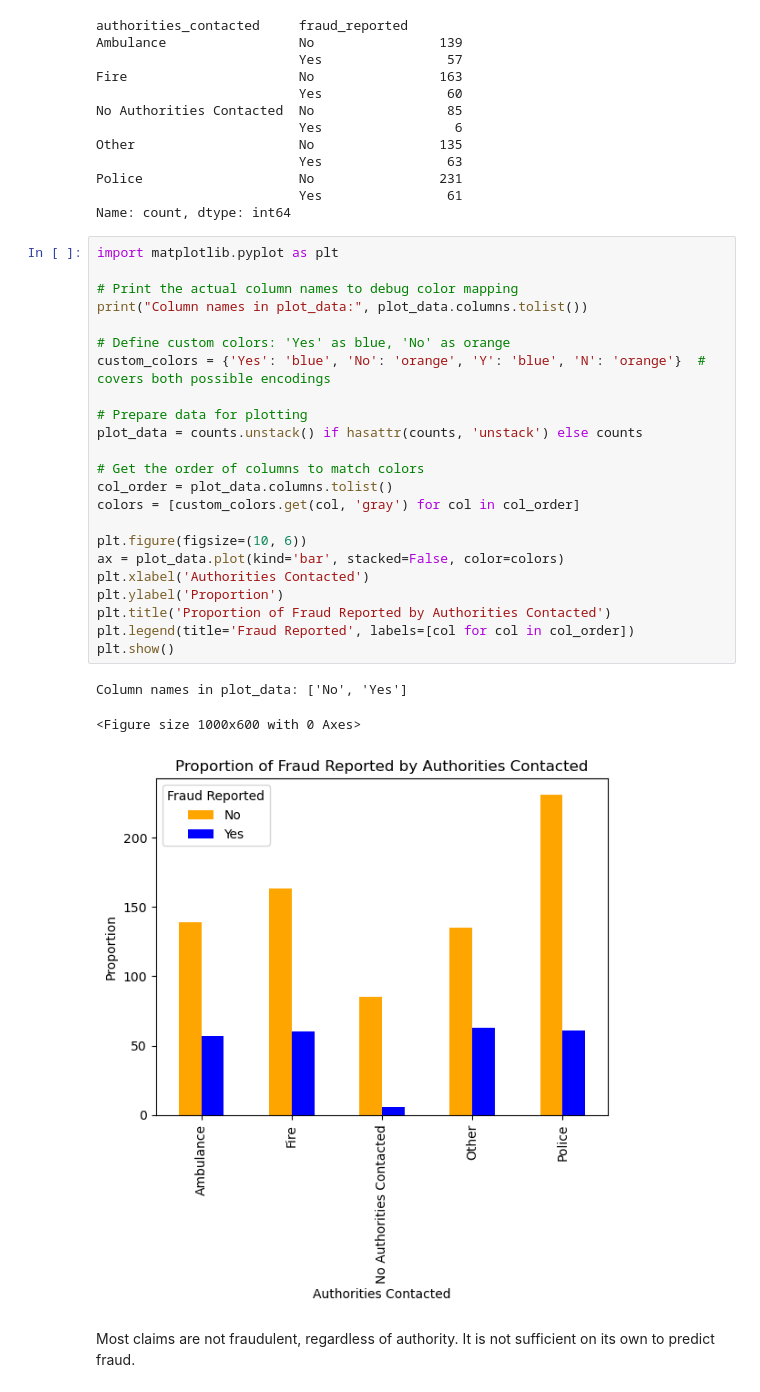
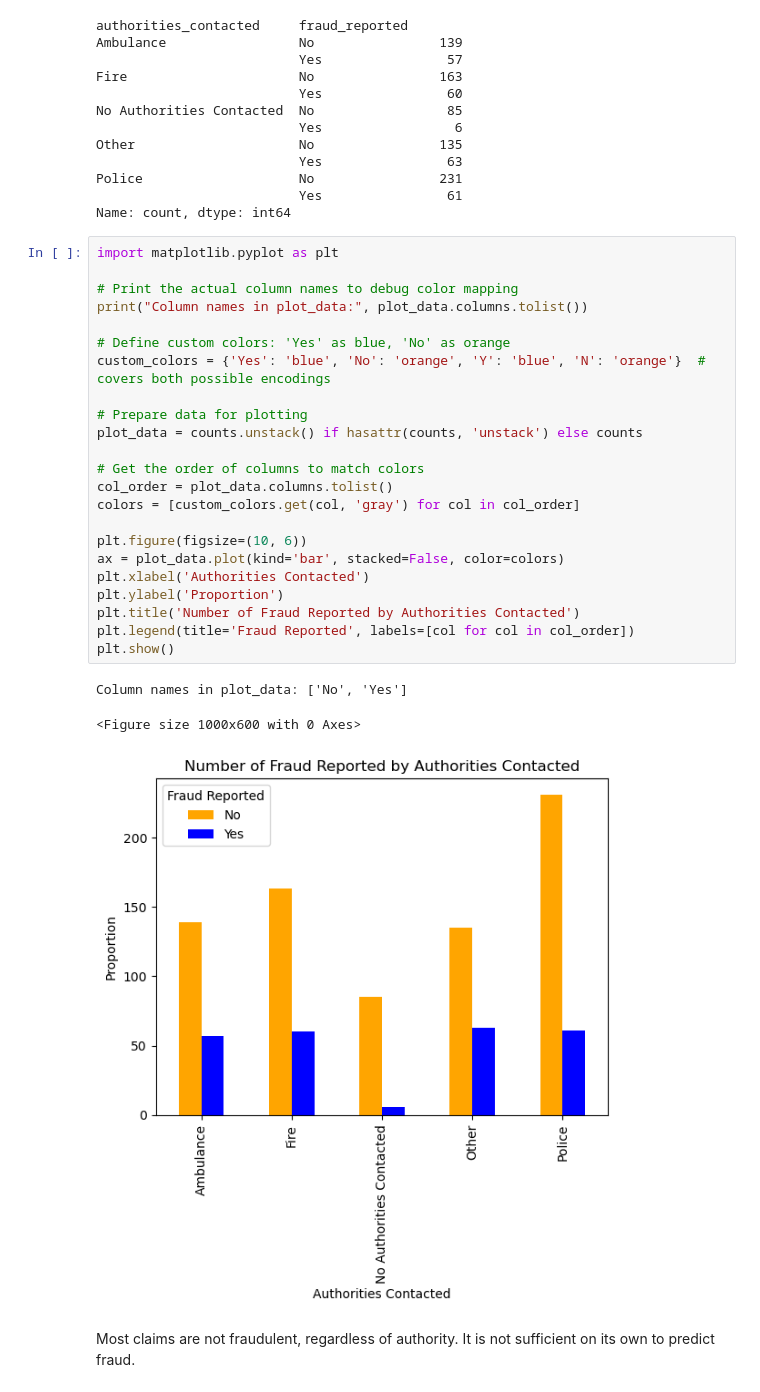
Before and after one commit to oaj1/Insurance_Claims, a Jupyter notebook: Insurance_Claims_ClaimsCircumstances_EDA.ipynb, the cells around one changed output. Saved outputs shown, nothing was run; the diff lists cells and outputs as text.

```diff
--- a/Insurance_Claims_ClaimsCircumstances_EDA.ipynb
+++ b/Insurance_Claims_ClaimsCircumstances_EDA.ipynb
@@ -28,30 +28,30 @@ Name: count, dtype: int64
 # %%
 import matplotlib.pyplot as plt
 
 # Print the actual column names to debug color mapping
 print("Column names in plot_data:", plot_data.columns.tolist())
 
 # Define custom colors: 'Yes' as blue, 'No' as orange
 custom_colors = {'Yes': 'blue', 'No': 'orange', 'Y': 'blue', 'N': 'orange'}  # covers both possible encodings
 
 # Prepare data for plotting
 plot_data = counts.unstack() if hasattr(counts, 'unstack') else counts
 
 # Get the order of columns to match colors
 col_order = plot_data.columns.tolist()
 colors = [custom_colors.get(col, 'gray') for col in col_order]
 
 plt.figure(figsize=(10, 6))
 ax = plot_data.plot(kind='bar', stacked=False, color=colors)
 plt.xlabel('Authorities Contacted')
 plt.ylabel('Proportion')
-plt.title('Proportion of Fraud Reported by Authorities Contacted')
+plt.title('Number of Fraud Reported by Authorities Contacted')
 plt.legend(title='Fraud Reported', labels=[col for col in col_order])
 plt.show()
 # %% [output]
 Column names in plot_data: ['No', 'Yes']
 <Figure size 1000x600 with 0 Axes>
-[figure, old version]
+[figure, new version]
 # %% [markdown]
 Most claims are not fraudulent, regardless of authority. It is not sufficient on its own to predict fraud.
 # %%
```
Also changed, not shown: parts of 2 cells of this notebook.
